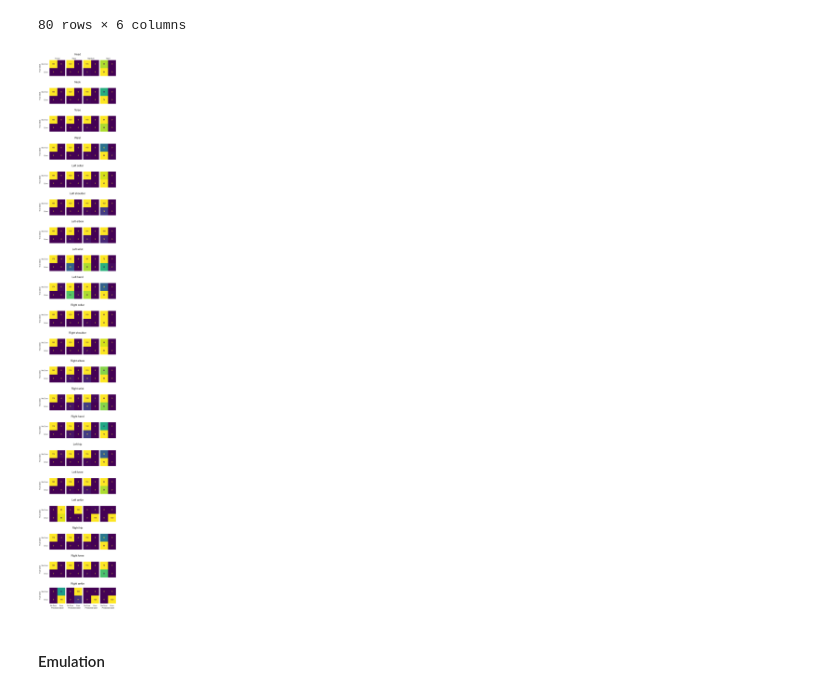
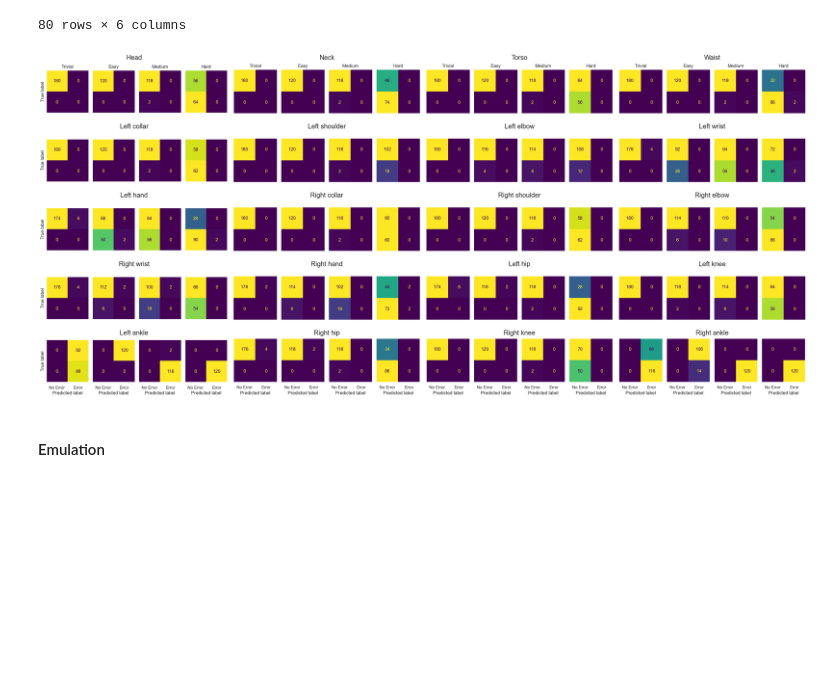
Before and after one commit to LeonardoPohl/FESD, a Jupyter notebook: FESDModel/ModelEvaluation.ipynb, the cells around one changed output. Cells and saved outputs as stored; diff of their text form; code cells hidden in the pictures; blank space fills up the shorter version.

```diff
--- a/FESDModel/ModelEvaluation.ipynb
+++ b/FESDModel/ModelEvaluation.ipynb
@@ -472,13 +478,17 @@ df_model_limbs_test[coi_tf_pn + ["joint_names", "difficulty"]].groupby(["joint_n
 |  | 2 | 59.0 | 0.0 | 1.0 | 0.0 | 60.0 | 0.0 |
 |  | 3 | 23.0 | 0.0 | 37.0 | 0.0 | 60.0 | 0.0 |
 # %%
-figure = plt.figure(layout='constrained', figsize=(7, 2.5 * len(limbs)))
-subfigs = figure.subfigures(len(limbs), 1)
+rows = 3
+cols = 2
+assert rows * cols == len(limbs)
+
+figure = plt.figure(layout='constrained', figsize=(7 * cols, 2.5 * rows))
+subfigs = figure.subfigures(nrows=rows, ncols=cols)
 
 difficulty_names = ["Trivial", "Easy", "Medium", "Hard"]
 for i, limb in enumerate(limbs):
-  axs = subfigs[i].subplots(1, 4, sharey=True)
-  subfigs[i].suptitle(limb, fontsize='x-large')
+  axs = subfigs.flatten()[i].subplots(1, 4, sharey=True)
+  subfigs.flatten()[i].suptitle(limb, fontsize='x-large')
   for difficulty in [0, 1, 2, 3]:
     crit_1 = df_model_limbs_test["difficulty"] == difficulty
     crit_2 = df_model_limbs_test["joint_names"] == limb
@@ -491,15 +501,16 @@ for i, limb in enumerate(limbs):
     disp.plot(ax=axs[difficulty], colorbar=False)
 
     axs[difficulty].grid(False)
-    if i == 0:
+    if i == 0 or i == 1:
       axs[difficulty].set_title(difficulty_names[difficulty])
-    if i < len(limbs) - 1:
+    if i < len(limbs) - 2:
       axs[difficulty].set_xlabel("")
       axs[difficulty].set_xticks([])
-    if difficulty != 0:
+    if difficulty != 0 or i % 2 == 1:
       axs[difficulty].set_ylabel("")
+      axs[difficulty].set_yticks([])
 
 #plt.tight_layout()
-plt.savefig("figures/results/confusion/limbs.png")
+plt.savefig("figures/results/confusion/limbs.png", dpi=300, bbox_inches='tight')
 plt.show()
 # %% [output]
@@ -566,38 +577,43 @@ df_model_joints_test[coi + ["joint_names"]].groupby(["joint_names", "difficulty"
 |  | 3 | 0.741667 | 0.283333 | 0.275000 | 0.275000 | 0.204167 | 0.0 |
 80 rows × 6 columns
 # %%
-figure = plt.figure(layout='constrained', figsize=(7, 2.5 * len(joint_names)))
-subfigs = figure.subfigures(len(joint_names), 1)
+rows = 5
+cols = 4
+assert rows * cols == len(joint_names)
+
+figure = plt.figure(layout='constrained', figsize=(7 * cols, 2.5 * rows))
+subfigs = figure.subfigures(nrows=rows, ncols=cols)
 
 difficulty_names = ["Trivial", "Easy", "Medium", "Hard"]
 for i, joint_name in enumerate(joint_names):
-  axs = subfigs[i].subplots(1, 4, sharey=True)
-  subfigs[i].suptitle(joint_name, fontsize='x-large')
+  axs = subfigs.flatten()[i].subplots(1, 4, sharey=True)
+  subfigs.flatten()[i].suptitle(joint_name, fontsize='x-large')
   for difficulty in [0, 1, 2, 3]:
     crit_1 = df_model_joints_test["difficulty"] == difficulty
     crit_2 = df_model_joints_test["joint_names"] == joint_name
     crit = crit_1 & crit_2
     gts = ["No Error" if x[0] == 0 else "Error" for x in df_model_joints_test[crit]["gts"].values.tolist()]
     preds = ["No Error" if x[0] == 0 else "Error" for x in df_model_joints_test[crit]["preds"].values.tolist()]
 
     cm = confusion_matrix(gts, preds, labels=["No Error", "Error"])
     disp = ConfusionMatrixDisplay(confusion_matrix=cm, display_labels=["No Error", "Error"])
     disp.plot(ax=axs[difficulty], colorbar=False)
 
     axs[difficulty].grid(False)
-    if i == 0:
+    if i < cols:
       axs[difficulty].set_title(difficulty_names[difficulty])
-    if i < len(joint_names) - 1:
+    if i < (rows - 1) * cols:
       axs[difficulty].set_xlabel("")
       axs[difficulty].set_xticks([])
-    if difficulty != 0:
+    if difficulty != 0 or i % cols != 0:
       axs[difficulty].set_ylabel("")
+      axs[difficulty].set_yticks([])
 
 #plt.tight_layout()
-plt.savefig("figures/results/confusion/joints.png")
+plt.savefig("figures/results/confusion/joints.png", dpi=300, bbox_inches='tight')
 plt.show()
 # %% [output]
-[figure, old version]
+[figure, new version]
 # %% [markdown]
 #### Emulation
 # %% [markdown]
```
Also changed, not shown: parts of 11 cells of this notebook, 6 other files.
